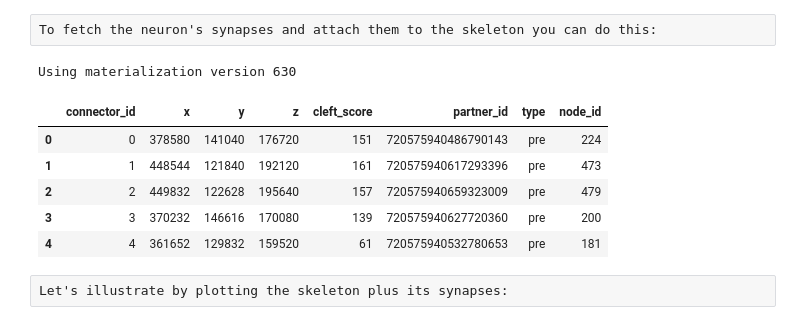
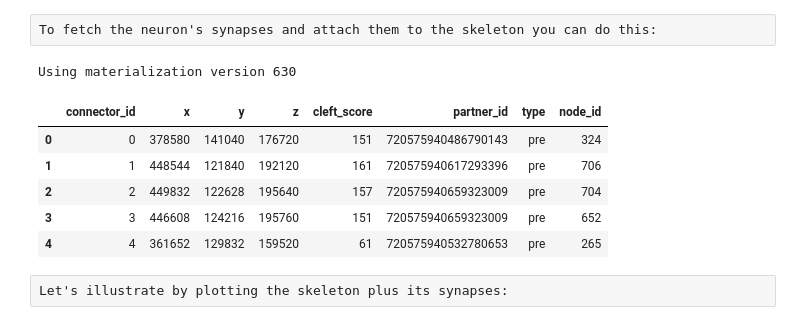
Before and after one commit to navis-org/fafbseg-py, a Jupyter notebook: docs/source/tutorials/flywire_connectivity.ipynb, the cells around one changed output. Cells and saved outputs as stored; diff of their text form; code cells hidden in the pictures.

```diff
--- a/docs/source/tutorials/flywire_connectivity.ipynb
+++ b/docs/source/tutorials/flywire_connectivity.ipynb
@@ -187,17 +195,17 @@ mesh - e.g. for plotting or analyses. Here's how you would do that:
 # %% [raw]
 To fetch the neuron's synapses and attach them to the skeleton you can do this:
 # %%
->>> flywire.fetch_synapses(sk, attach=True)
+>>> flywire.get_synapses(sk, attach=True)
 >>> # Now the neuron has a connector table
 >>> sk.connectors.head()
 # %% [output]
 Using materialization version 630
 |  | connector_id | x | y | z | cleft_score | partner_id | type | node_id |
-| 0 | 0 | 378580 | 141040 | 176720 | 151 | 720575940486790143 | pre | 224 |
-| 1 | 1 | 448544 | 121840 | 192120 | 161 | 720575940617293396 | pre | 473 |
-| 2 | 2 | 449832 | 122628 | 195640 | 157 | 720575940659323009 | pre | 479 |
-| 3 | 3 | 370232 | 146616 | 170080 | 139 | 720575940627720360 | pre | 200 |
-| 4 | 4 | 361652 | 129832 | 159520 | 61 | 720575940532780653 | pre | 181 |
+| 0 | 0 | 378580 | 141040 | 176720 | 151 | 720575940486790143 | pre | 324 |
+| 1 | 1 | 448544 | 121840 | 192120 | 161 | 720575940617293396 | pre | 706 |
+| 2 | 2 | 449832 | 122628 | 195640 | 157 | 720575940659323009 | pre | 704 |
+| 3 | 3 | 446608 | 124216 | 195760 | 151 | 720575940659323009 | pre | 652 |
+| 4 | 4 | 361652 | 129832 | 159520 | 61 | 720575940532780653 | pre | 265 |
 # %% [raw]
 Let's illustrate by plotting the skeleton plus its synapses:
 # %%
```
Also changed, not shown: parts of 17 cells of this notebook, 6 other files.
